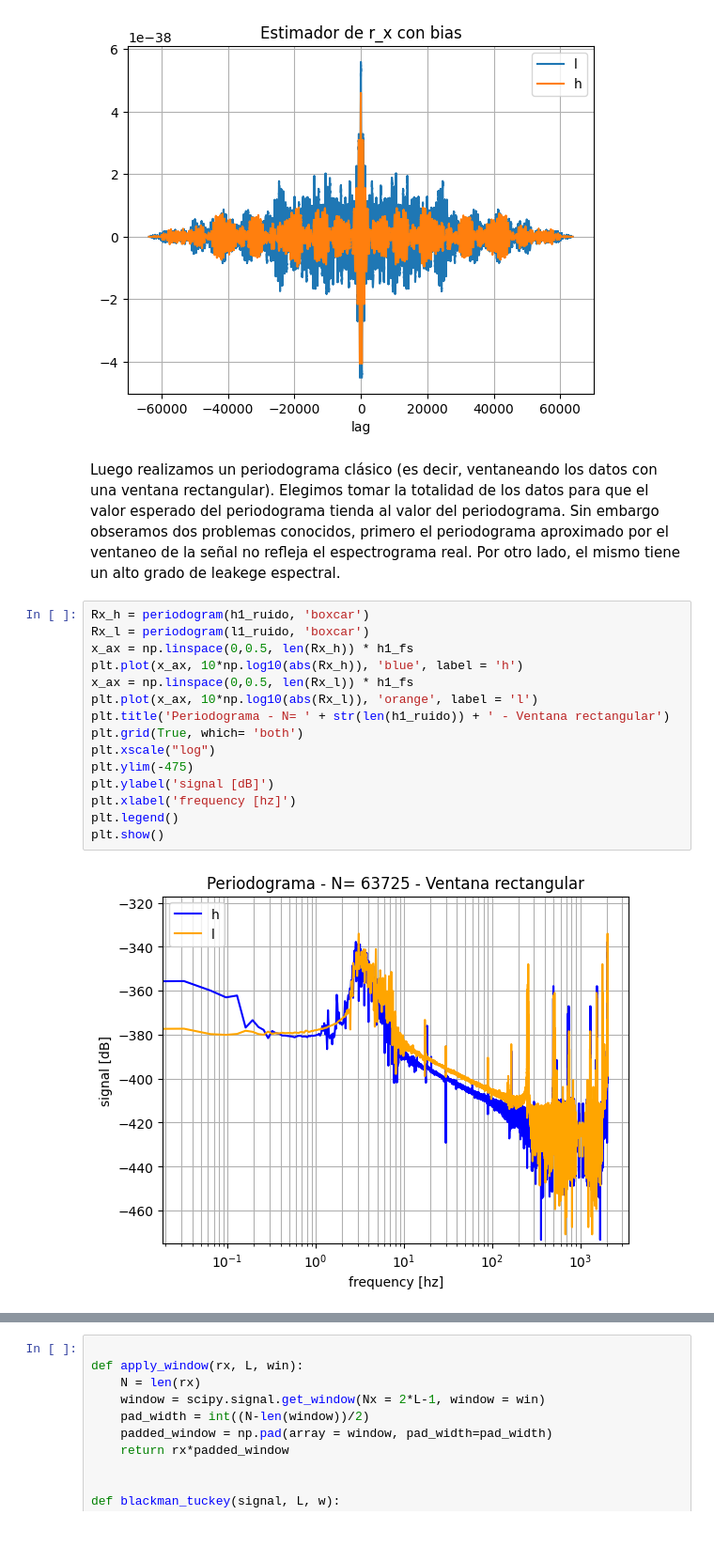
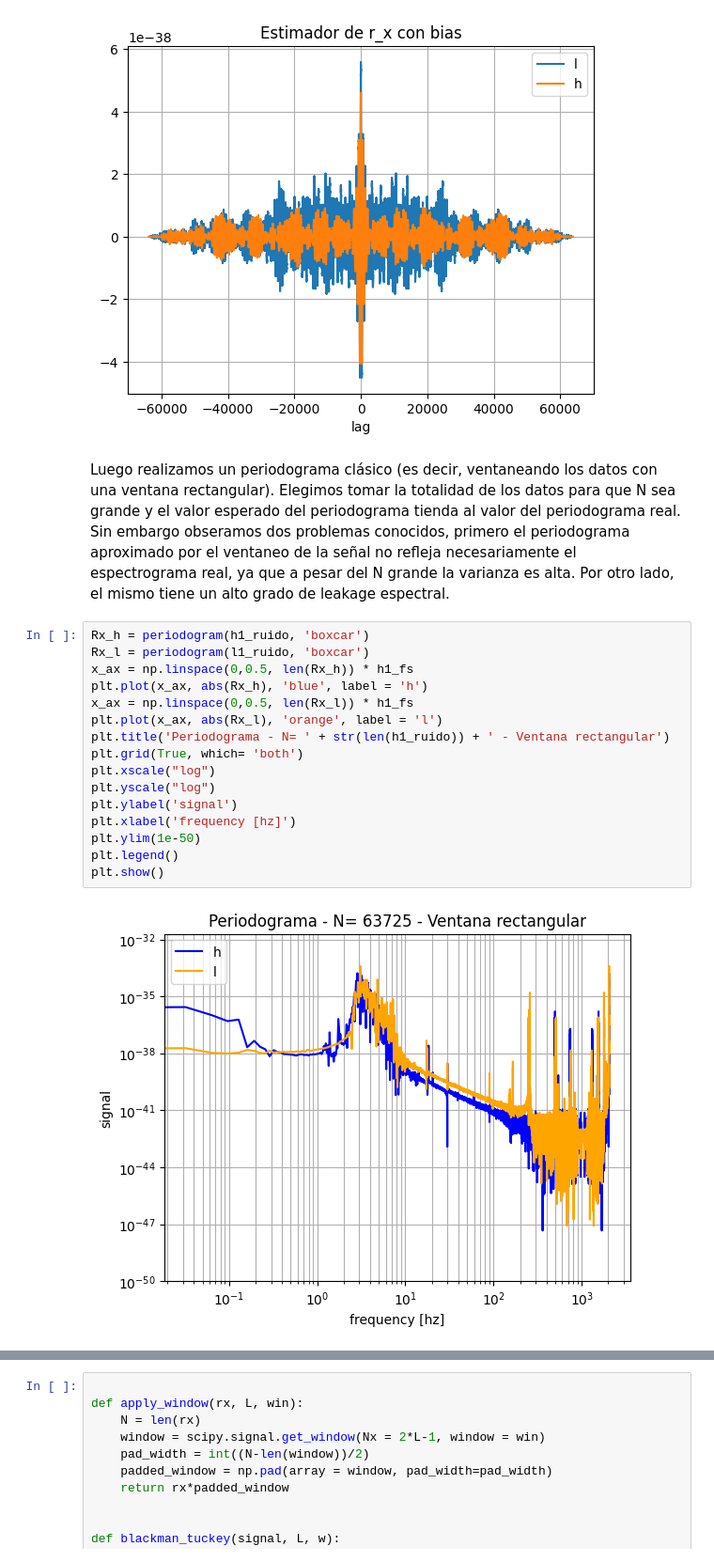
Before and after one commit to JBatRey/Procesamiento-Adaptativo-de-Se-ales-Aleatorias, a Jupyter notebook: TP1.ipynb, the cells around one changed output, grey strips where cells are left out. Shown at 94% size. Drawn from its saved outputs; the diff is of its cells as text; blank space fills up the shorter version.

```diff
--- a/TP1.ipynb
+++ b/TP1.ipynb
@@ -204,22 +242,23 @@ plt.show()
 # %% [output]
 [figure]
 # %% [markdown]
-Luego realizamos un periodograma clásico (es decir, ventaneando los datos con una ventana rectangular). Elegimos tomar la totalidad de los datos para que el valor esperado del periodograma tienda al valor del periodograma. Sin embargo obseramos dos problemas conocidos, primero el periodograma aproximado por el ventaneo de la señal no refleja el espectrograma real. Por otro lado, el mismo tiene un alto grado de leakege espectral.
+Luego realizamos un periodograma clásico (es decir, ventaneando los datos con una ventana rectangular). Elegimos tomar la totalidad de los datos para que N sea grande y el valor esperado del periodograma tienda al valor del periodograma real. Sin embargo obseramos dos problemas conocidos, primero el periodograma aproximado por el ventaneo de la señal no refleja necesariamente el espectrograma real, ya que a pesar del N grande la varianza es alta. Por otro lado, el mismo tiene un alto grado de leakage espectral.
 # %%
 Rx_h = periodogram(h1_ruido, 'boxcar')
 Rx_l = periodogram(l1_ruido, 'boxcar')
 x_ax = np.linspace(0,0.5, len(Rx_h)) * h1_fs
-plt.plot(x_ax, 10*np.log10(abs(Rx_h)), 'blue', label = 'h')
+plt.plot(x_ax, abs(Rx_h), 'blue', label = 'h')
 x_ax = np.linspace(0,0.5, len(Rx_l)) * h1_fs
-plt.plot(x_ax, 10*np.log10(abs(Rx_l)), 'orange', label = 'l')
+plt.plot(x_ax, abs(Rx_l), 'orange', label = 'l')
 plt.title('Periodograma - N= ' + str(len(h1_ruido)) + ' - Ventana rectangular')
 plt.grid(True, which= 'both')
 plt.xscale("log")
-plt.ylim(-475)
-plt.ylabel('signal [dB]')
+plt.yscale("log")
+plt.ylabel('signal')
 plt.xlabel('frequency [hz]')
+plt.ylim(1e-50)
 plt.legend()
 plt.show()
 # %% [output]
-[figure, old version]
+[figure, new version]
 # %% [markdown]
```
Also changed, not shown: parts of 50 cells of this notebook, 1 other file.
